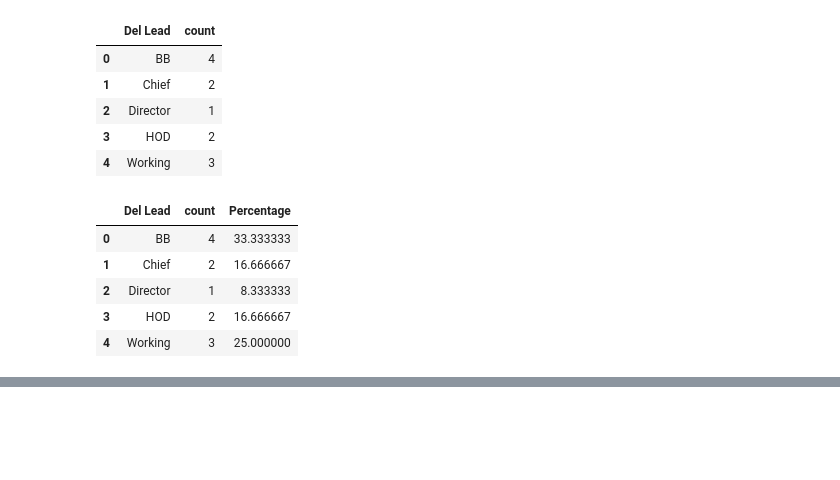
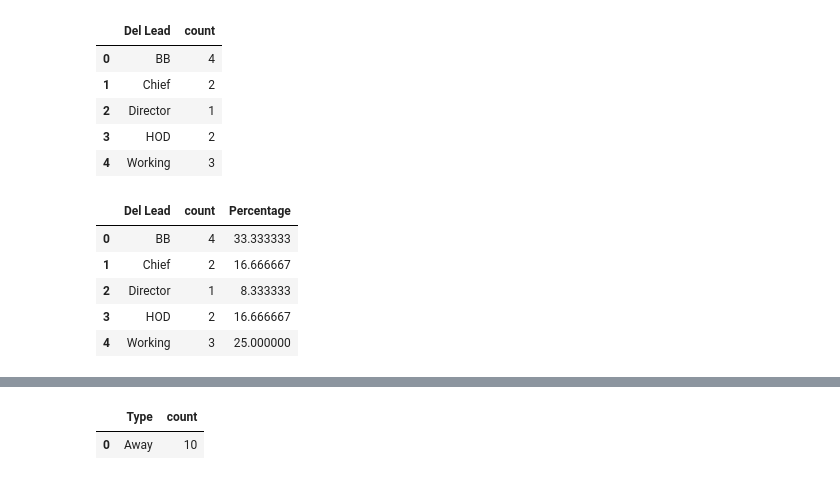
Before and after one commit to zirconat/trip, a Jupyter notebook: data_cleaning.ipynb, the cells around one changed output, grey strips where cells are left out. Saved outputs shown, nothing was run; the diff lists cells and outputs as text; code cells hidden in the pictures; blank space fills up the shorter version.

```diff
--- a/data_cleaning.ipynb
+++ b/data_cleaning.ipynb
@@ -164,3 +164,13 @@ del_chart = alt.Chart(del_df).mark_arc(outerRadius=80, innerRadius=60).encode(
 del_chart.show()
 # %% [output]
 [interactive output not drawn]
+# %%
+# filter for away
+trip_filtered = df[df['Type'] == 'Away']
+
+#group and count by type
+trip_total = trip_filtered.groupby(['Type']).size().reset_index(name='count')
+trip_total
+# %% [output]
+|  | Type | count |
+| 0 | Away | 10 |
```
Also changed, not shown: parts of 1 cell of this notebook, 1 other file.
